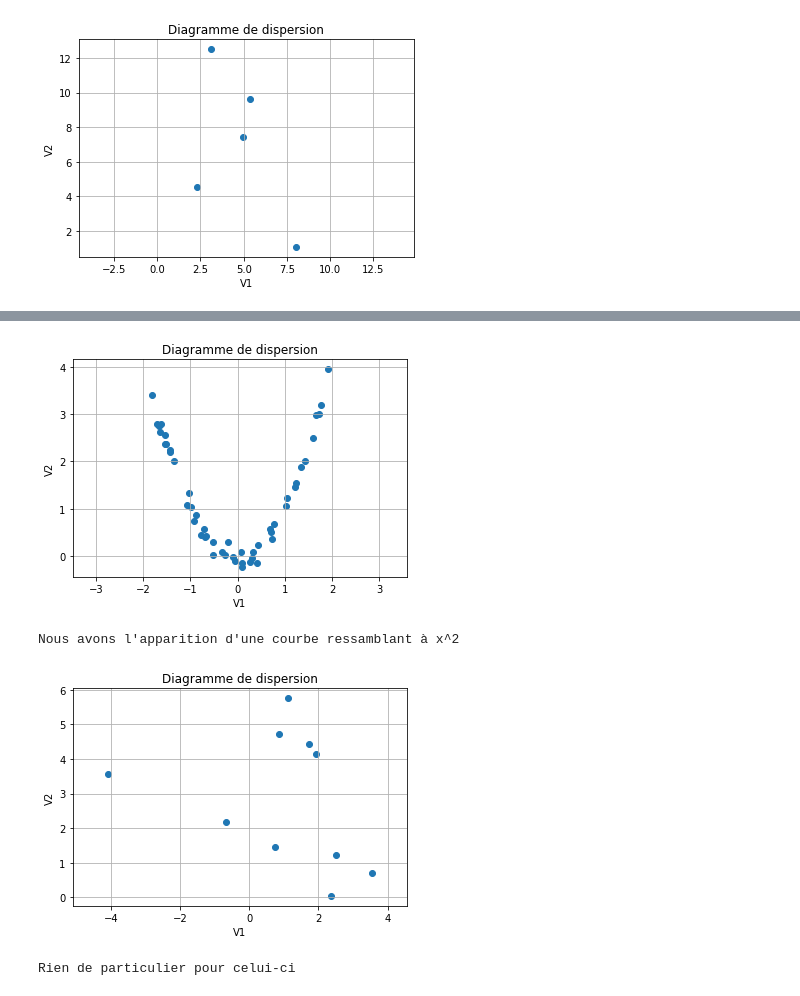
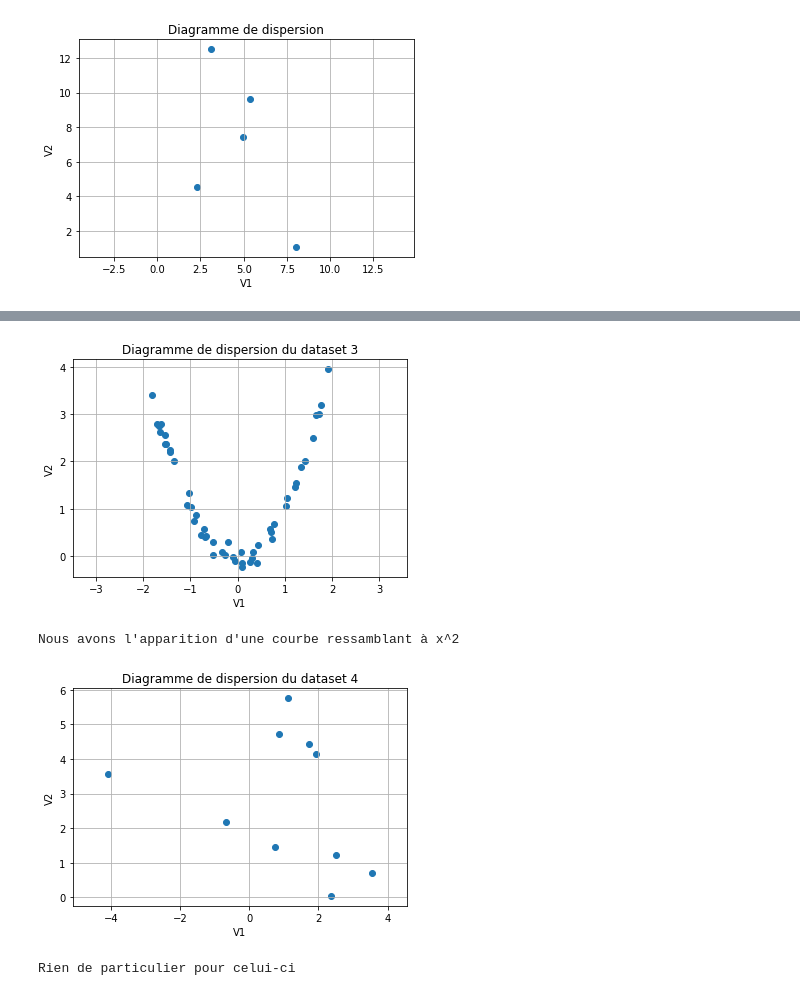
Before and after one commit to coud0011/IUTS2Satistiques, a Jupyter notebook: TP2StatsBivariées.ipynb, the cells around one changed output, grey strips where cells are left out. Drawn from its saved outputs; the diff is of its cells as text; code cells hidden in the pictures.

```diff
--- a/TP2StatsBivariées.ipynb
+++ b/TP2StatsBivariées.ipynb
@@ -56,21 +122,21 @@ On peut constater l'apparition d'un rectangle...
 # %%
 # DATASET 3
 data3_v1 = [-1.42, -1.06, -0.2, 0.68, 1.34, -0.93, -1.44, -1.03, 0.33, 0.26, 1.05, -0.09, -0.7, 1.6, -1.67, 0.09, -0.77, 1.92, 0.09, 0.43, 0.4, -1.7, -0.51, -1.53, -1.54, 1.43, 0.31, -0.99, -1.35, -1.62, 1.66, -0.33, -0.89, -0.06, -0.72, 1.21, 1.77, 1.23, 1.03, 0.77, 0.07, -1.52, -1.82, 0.71, -0.66, 1.73, 0.73, -0.26, -1.65, -0.53]
 data3_v2 = [2.21, 1.08, 0.3, 0.58, 1.89, 0.75, 2.25, 1.33, 0.08, -0.12, 1.22, -0.02, 0.4, 2.5, 2.74, -0.23, 0.45, 3.95, -0.15, 0.24, -0.15, 2.8, 0.03, 2.55, 2.37, 2.02, -0.05, 1.04, 2.0, 2.79, 2.98, 0.08, 0.86, -0.1, 0.58, 1.46, 3.19, 1.54, 1.06, 0.68, 0.09, 2.37, 3.4, 0.51, 0.43, 3.0, 0.37, 0.03, 2.62, 0.3]
 
 # Tracé du diagramme de dispersion
 plt.scatter(data3_v1, data3_v2)
 # Paramètres graphiques
-plt.title('Diagramme de dispersion')   # Titre du graphique
+plt.title('Diagramme de dispersion du dataset 3')   # Titre du graphique
 plt.xlabel('V1')                       # Label du premier axe
 plt.ylabel('V2')                       # Label du second
 plt.axis('equal')                      # Ratio d'échelle des deux axes à 1
 plt.grid()                             # Ajout d'une grille
 # Affichage
 plt.show()
 print("Nous avons l'apparition d'une courbe ressamblant à x^2")
 # %% [output]
-[figure, old version]
+[figure, new version]
 Nous avons l'apparition d'une courbe ressamblant à x^2
 # %%
 # DATASET 4
@@ -80,7 +146,7 @@ data4_v2 = [5.758060834411365, 4.425462343941218, 0.043567920636212065, 4.714385
 # Tracé du diagramme de dispersion
 plt.scatter(data4_v1, data4_v2)
 # Paramètres graphiques
-plt.title('Diagramme de dispersion')   # Titre du graphique
+plt.title('Diagramme de dispersion du dataset 4')   # Titre du graphique
 plt.xlabel('V1')                       # Label du premier axe
 plt.ylabel('V2')                       # Label du second
 plt.axis('equal')                      # Ratio d'échelle des deux axes à 1
@@ -89,7 +155,7 @@ plt.grid()                             # Ajout d'une grille
 plt.show()
 print("Rien de particulier pour celui-ci")
 # %% [output]
-[figure, old version]
+[figure, new version]
 Rien de particulier pour celui-ci
 # %%
 # DATASET 5
```
Also changed, not shown: parts of 35 cells of this notebook, 1 other file.
